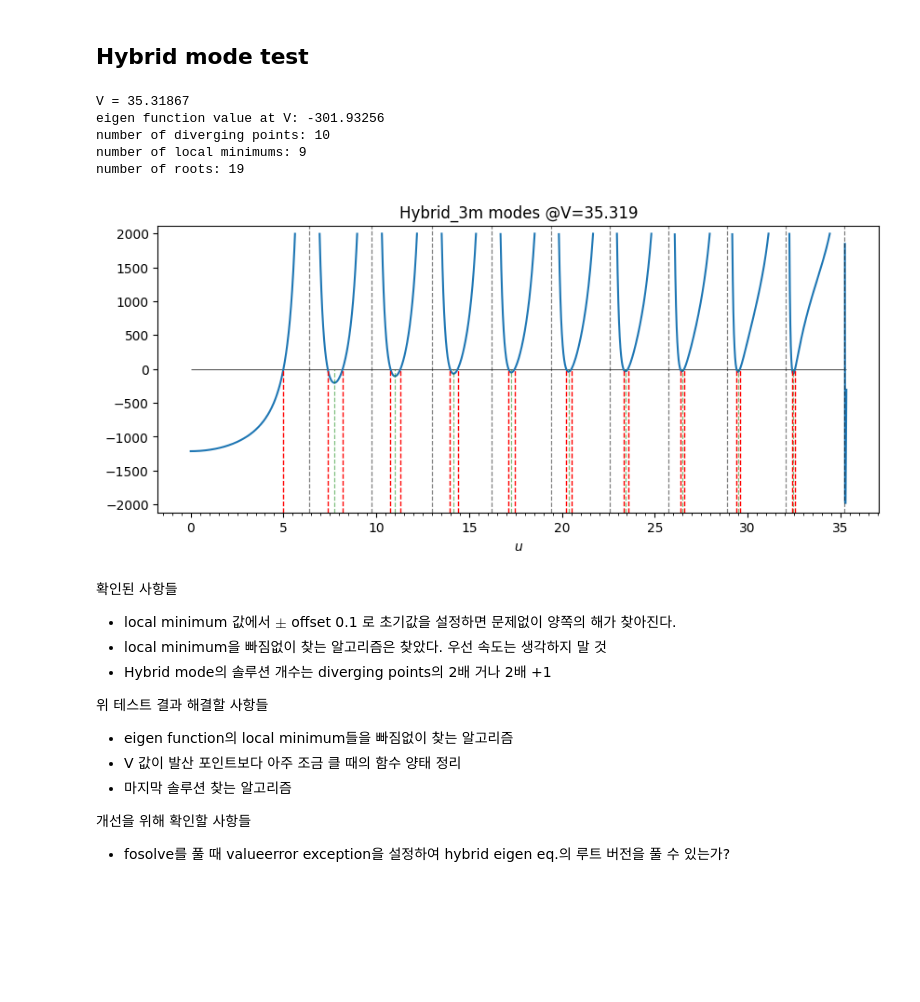
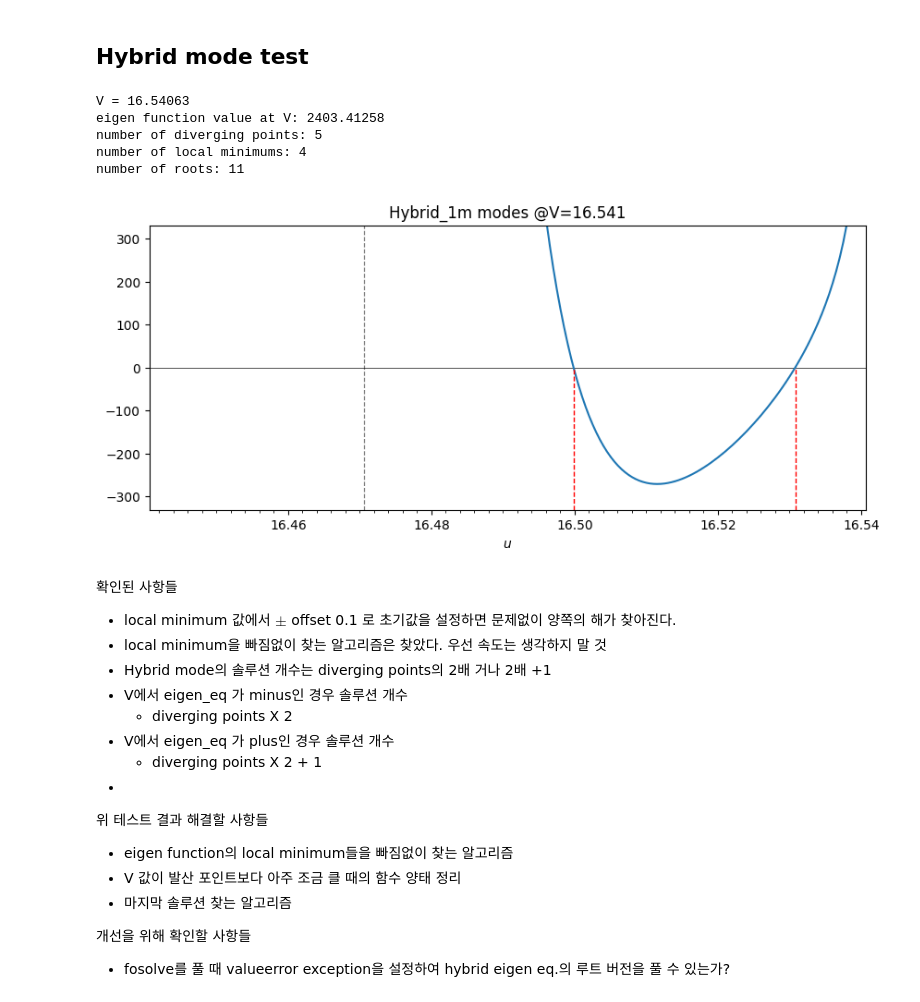
Before and after one commit to jkkow/fmdtool, a Jupyter notebook: draft/usolver_general.ipynb, the cells around one changed output. Cells and saved outputs as stored; diff of their text form; code cells hidden in the pictures; blank space fills up the shorter version.

```diff
--- a/draft/usolver_general.ipynb
+++ b/draft/usolver_general.ipynb
@@ -318,44 +318,49 @@ def get_roots_for_hybrid(eigen_eq: callable, v, q) -> np.ndarray:
   valid_solutions = np.array(unique_solutions)
   return valid_solutions
 # %%
-q = 3
+q = 1
 # v = 8.5
-v = jn_zeros(q, 10)[-1] + 0.1
+v = jn_zeros(q, 5)[-1]+0.07
 print(f"V = {v:.5f}")
 na = 0.3
 nclad = 1.444
 ncore = np.sqrt(na*na + nclad*nclad)
 
 eigen_hybrid = gen_eigen_eq(v, ncore, nclad, q, mode='hybrid')
 print(f"eigen function value at V: {eigen_hybrid(v-1E-6):.5f}")
 local_minimums = get_local_minimum(eigen_hybrid, v, q)
 print(f"number of diverging points: {num_of_zeros_jn(v,q)}")
 print(f"number of local minimums: {len(local_minimums)}")
 
 plot_limit = 20*q*v
 fig, ax = plot_eigen_eq(eigen_hybrid, v, plot_limit)
 ax.set_title(f"Hybrid_{q}m modes @V={v:.3f}")
 plot_diverging_points(ax, v, q, plot_limit)
 plot_local_minimum(ax, local_minimums, v, plot_limit)
-# ax.set_xlim(v-1E-1, v)
-# ax.set_ylim(-10000, 10000)
+ax.set_xlim(v-1E-1, v)
+# ax.set_ylim(-1000, 1000)
 
 # roots analysis
 roots = get_roots_for_hybrid(eigen_hybrid, v, q)
 plot_roots(ax, roots, plot_limit)
 print(f"number of roots: {len(roots)}")
 # %% [output]
-V = 35.31867
-eigen function value at V: -301.93256
-number of diverging points: 10
-number of local minimums: 9
-number of roots: 19
+V = 16.54063
+eigen function value at V: 2403.41258
+number of diverging points: 5
+number of local minimums: 4
+number of roots: 11
-[figure, old version]
+[figure, new version]
 # %% [markdown]
 확인된 사항들
 - local minimum 값에서 $\pm$ offset 0.1 로 초기값을 설정하면 문제없이 양쪽의 해가 찾아진다.
 - local minimum을 빠짐없이 찾는 알고리즘은 찾았다. 우선 속도는 생각하지 말 것
 - Hybrid mode의 솔루션 개수는 diverging points의 2배 거나 2배 +1
+- V에서 eigen_eq 가 minus인 경우 솔루션 개수
+  - diverging points X 2
+- V에서 eigen_eq 가 plus인 경우 솔루션 개수
+  - diverging points X 2 + 1
+-
 
 위 테스트 결과 해결할 사항들
 
```
